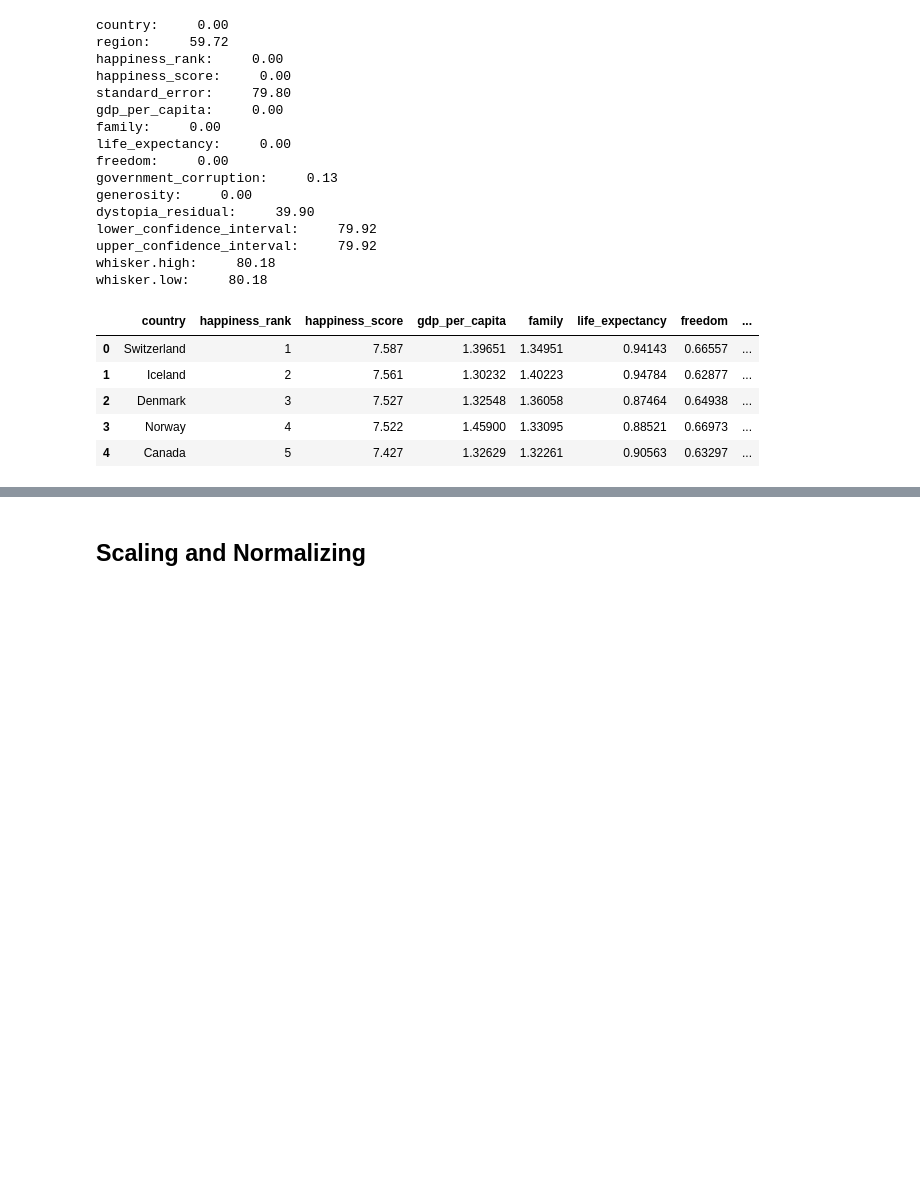
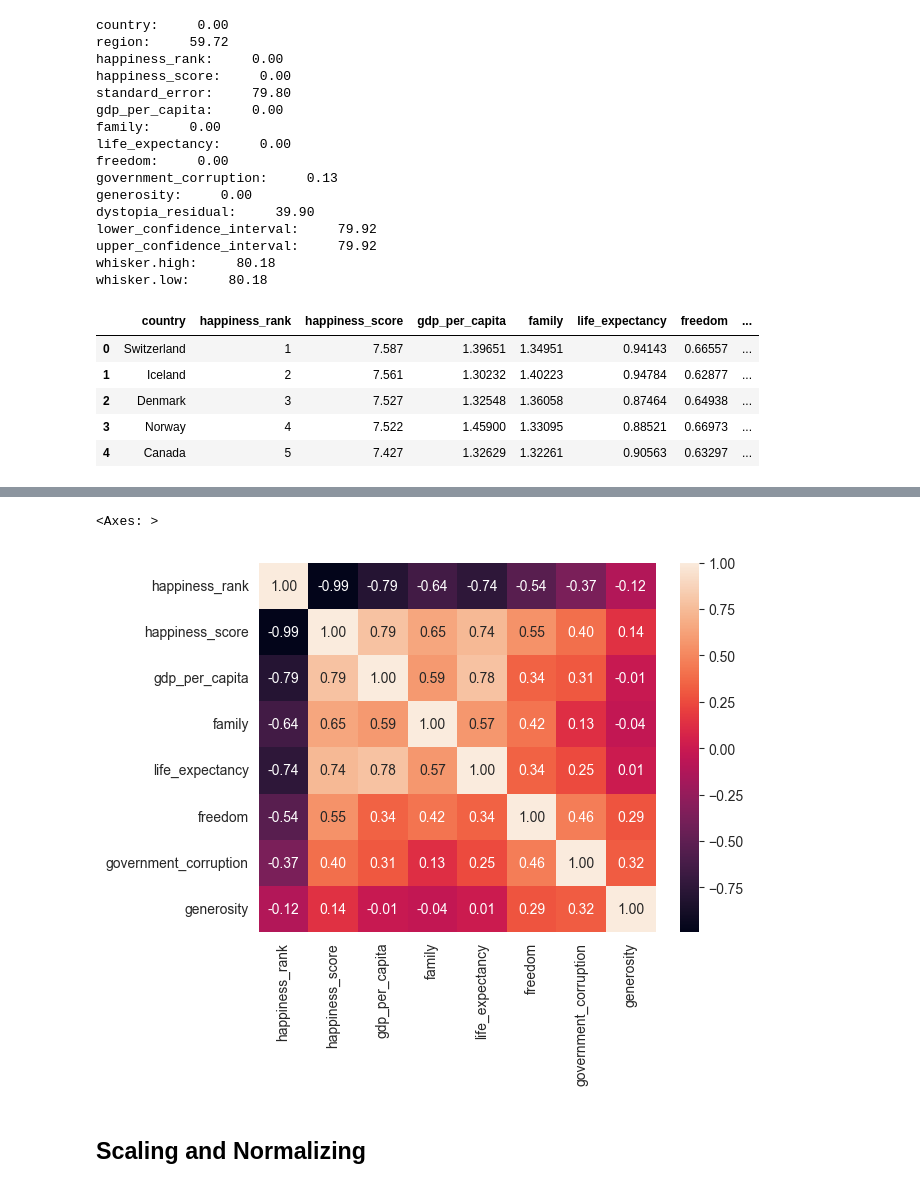
Before and after one commit to Fatemenamdar20/world-happiness-report, a Jupyter notebook: WHR_2015_2019.ipynb, the cells around one changed output, grey strips where cells are left out. Saved outputs shown, nothing was run; the diff lists cells and outputs as text; code cells hidden in the pictures; blank space fills up the shorter version.

```diff
--- a/WHR_2015_2019.ipynb
+++ b/WHR_2015_2019.ipynb
@@ -218,3 +257,8 @@ df.head()
+# %%
+sns.heatmap(df.drop(columns=["country"]).corr(),annot=True, fmt="0.2f")
+# %% [output]
+<Axes: >
+[figure, added]
 # %%
 # lb = LabelEncoder()
 # lb.fit_transform(df_2015["Country"])
```
Also changed, not shown: parts of 7 cells of this notebook.
